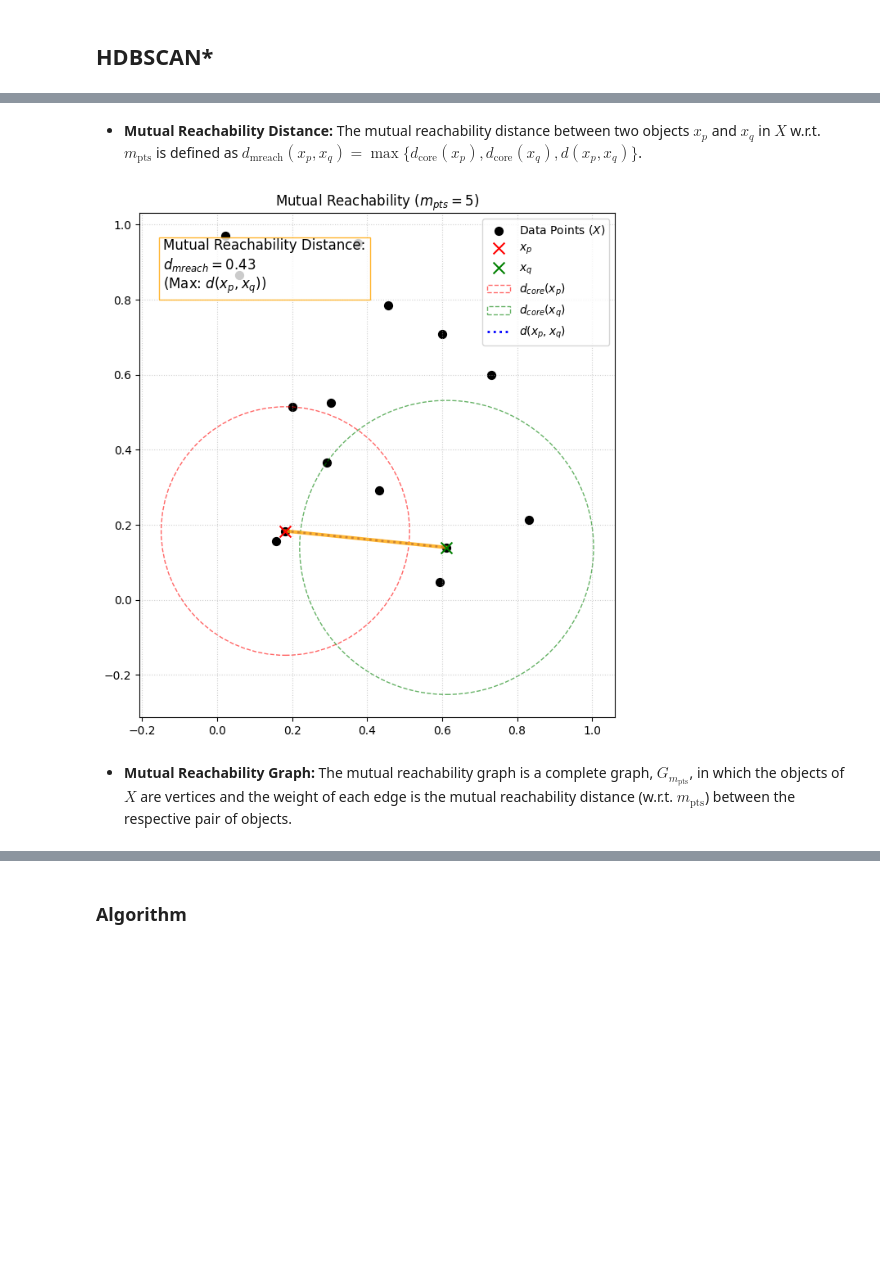
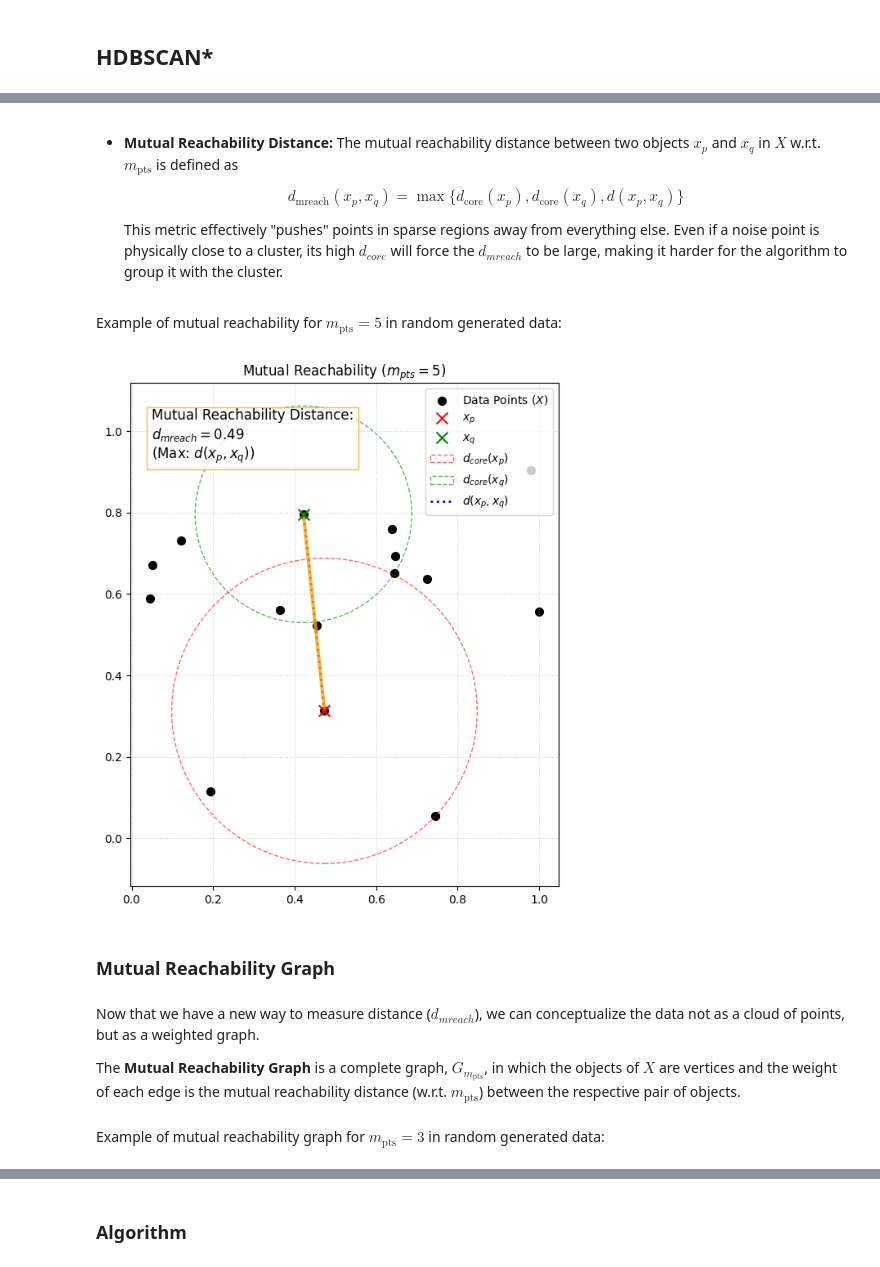
Before and after one commit to carlos-vf/HDBSCAN, a Jupyter notebook: HDBSCAN.ipynb, the cells around one changed output, grey strips where cells are left out. Drawn from its saved outputs; the diff is of its cells as text; code cells hidden in the pictures; blank space fills up the shorter version.

```diff
--- a/HDBSCAN.ipynb
+++ b/HDBSCAN.ipynb
@@ -231,0 +235,10 @@ $d_{\text{core}}(x_p)$, is the distance from $x_p$ to its $m_{\text{pts}}$-neare
+# %%
+def core_distances(X, m_pts):
+    '''
+    Compute the core distance for each point in X given m_pts.'
+    '''
+
+    nbrs = NearestNeighbors(n_neighbors=m_pts, algorithm='kd_tree').fit(X)
+    distances, _ = nbrs.kneighbors(X)
+    core_dists = distances[:, -1]
+    return core_dists
@@ -232,22 +247,19 @@ $d_{\text{core}}(x_p)$, is the distance from $x_p$ to its $m_{\text{pts}}$-neare
 # %%
-# Nearest Neighbors
-nbrs = NearestNeighbors(n_neighbors=m_pts, algorithm='kd_tree').fit(X)
-distances, indices = nbrs.kneighbors([x_p])
-
 # Core Distance
-core_distance_p = distances[0][-1]
+core_dist = core_distances(X, m_pts)
+core_distance_p = core_dist[p_index]
 
 # Plotting
 plt.figure(figsize=(8, 6))
 plt.scatter(X[:, 0], X[:, 1], c='black', marker='o', s=50, label='Data Points ($X$)')
 plt.scatter(x_p[0], x_p[1], c='red', marker='x', s=100, label='$x_p$ (Point of Interest)', zorder=10)
-neighbor_points = X[indices[0]]
+neighbor_points = X[np.argsort(np.linalg.norm(X - x_p, axis=1))[:m_pts]]
 plt.scatter(neighbor_points[:, 0], neighbor_points[:, 1], s=150, facecolors='none', edgecolors='blue', label=f'{m_pts}-Nearest Neighbors')
 circle = plt.Circle((x_p[0], x_p[1]), core_distance_p, color='orange', fill=False, linestyle='--', linewidth=2, label=f'Core Dist ($d_{{core}}$)')
 plt.gca().add_patch(circle)
 k_neighbor = neighbor_points[-1]
 plt.plot([x_p[0], k_neighbor[0]], [x_p[1], k_neighbor[1]], color='orange', linestyle='-', linewidth=1)
-plt.title(f'HDBSCAN\* Core Distance ($m_{{pts}}={m_pts}$)')
+plt.title(f'HDBSCAN* Core Distance ($m_{{pts}}={m_pts}$)')
 plt.xlabel('X')
 plt.ylabel('Y')
 plt.legend(loc='upper right')
@@ -259,49 +271,63 @@ plt.show()
 # %% [markdown]
 - **Mutual Reachability Distance:** The mutual reachability distance
-between two objects $x_p$ and $x_q$ in $X$ w.r.t. $m_{\text{pts}}$ is defined as $d_\text{mreach}(x_p, x_q) = \max\{d_\text{core}(x_p), d_\text{core}(x_q), d(x_p, x_q)\}$.
+between two objects $x_p$ and $x_q$ in $X$ w.r.t. $m_{\text{pts}}$ is defined as
+
+    $$d_\text{mreach}(x_p, x_q) = \max\{d_\text{core}(x_p), d_\text{core}(x_q), d(x_p, x_q)\}$$
+
+    This metric effectively "pushes" points in sparse regions away from everything else. Even if a noise point is physically close to a cluster, its high $d_{core}$ will force the $d_{mreach}$ to be large, making it harder for the algorithm to group it with the cluster.
+# %%
+def mutual_reachability_distance(X, p_index, q_index, core_dists):
+    '''
+    Compute the mutual reachability distance between points x_p and x_q.
+    '''
+
+    core_distance_p = core_dists[p_index]
+    core_distance_q = core_dists[q_index]
+    euclidean_dist = np.linalg.norm(X[p_index] - X[q_index])
+    mreach_dist = max(core_distance_p, core_distance_q, euclidean_dist)
+    return mreach_dist
+# %% [markdown]
+Example of mutual reachability for $m_{\text{pts}} = 5$ in random generated data:
 # %%
-# Nearest Neighbors
-distances, indices = nbrs.kneighbors([x_q])
-
 # Core Distance
-core_distance_q = distances[0][-1]
-
-# Euclidean Distance
-euclidean_dist = np.linalg.norm(x_p - x_q)
+core_distance_q = core_dist[q_index]
 
 # Mutual Reachability Distance
-distances = [core_distance_p, core_distance_q, euclidean_dist]
-mreach_dist = max(distances)
+mreach_dist = mutual_reachability_distance(X, p_index, q_index, core_dist)
 
 # Plotting
 fig, ax = plt.subplots(figsize=(10, 8))
 ax.scatter(X[:, 0], X[:, 1], c='black', marker='o', s=50, label='Data Points ($X$)')
 ax.scatter(x_p[0], x_p[1], c='red', marker='x', s=100, label='$x_p$', zorder=10)
 ax.scatter(x_q[0], x_q[1], c='green', marker='x', s=100, label='$x_q$', zorder=10)
 circle_p = plt.Circle(x_p, core_distance_p, color='red', fill=False, linestyle='--', alpha=0.6, label=f'$d_{{core}}(x_p)$')
 ax.add_patch(circle_p)
 circle_q = plt.Circle(x_q, core_distance_q, color='green', fill=False, linestyle='--', alpha=0.6, label=f'$d_{{core}}(x_q)$')
 ax.add_patch(circle_q)
 ax.plot([x_p[0], x_q[0]], [x_p[1], x_q[1]], color='blue', linestyle=':', linewidth=2, label=f'$d(x_p, x_q)$')
 if mreach_dist == core_distance_p:
     winner_circle = plt.Circle(x_p, core_distance_p, color='orange', fill=False, linewidth=3, alpha=0.8)
     ax.add_patch(winner_circle)
     winner_label = r"Max: $d_{core}(x_p)$"
 elif mreach_dist == core_distance_q:
     winner_circle = plt.Circle(x_q, core_distance_q, color='orange', fill=False, linewidth=3, alpha=0.8)
     ax.add_patch(winner_circle)
     winner_label = r"Max: $d_{core}(x_q)$"
 else:
     ax.plot([x_p[0], x_q[0]], [x_p[1], x_q[1]], color='orange', linewidth=3, alpha=0.8)
     winner_label = r"Max: $d(x_p, x_q)$"
 ax.text(0.05, 0.95, f'Mutual Reachability Distance:\n$d_{{mreach}} = {mreach_dist:.2f}$\n({winner_label})',
         transform=ax.transAxes, bbox=dict(facecolor='white', alpha=0.8, edgecolor='orange'), fontsize=12, verticalalignment='top')
 ax.set_title(f"Mutual Reachability ($m_{{pts}}={m_pts}$)")
 ax.set_aspect('equal')
 ax.legend(loc='upper right')
 ax.grid(True, linestyle=':', alpha=0.6)
 plt.show()
 # %% [output]
-[figure, old version]
+[figure, new version]
+# %% [markdown]
+### Mutual Reachability Graph
 # %% [markdown]
-- **Mutual Reachability Graph:** The mutual reachability graph is a complete graph, $G_{m_\text{pts}}$, in which the objects of $X$ are vertices and the weight of each edge is the mutual reachability distance (w.r.t. $m_\text{pts}$) between the respective pair of objects.
+Now that we have a new way to measure distance ($d_{mreach}$), we can conceptualize the data not as a cloud of points, but as a weighted graph.
+
+The **Mutual Reachability Graph** is a complete graph, $G_{m_\text{pts}}$, in which the objects of $X$ are vertices and the weight of each edge is the mutual reachability distance (w.r.t. $m_\text{pts}$) between the respective pair of objects.
@@ -308,2 +349,4 @@ plt.show()
+# %% [markdown]
+Example of mutual reachability graph for $m_{\text{pts}} = 3$ in random generated data:
 # %%
 # Generate a small dataset
```
Also changed, not shown: parts of 20 cells of this notebook, 3 other files.
